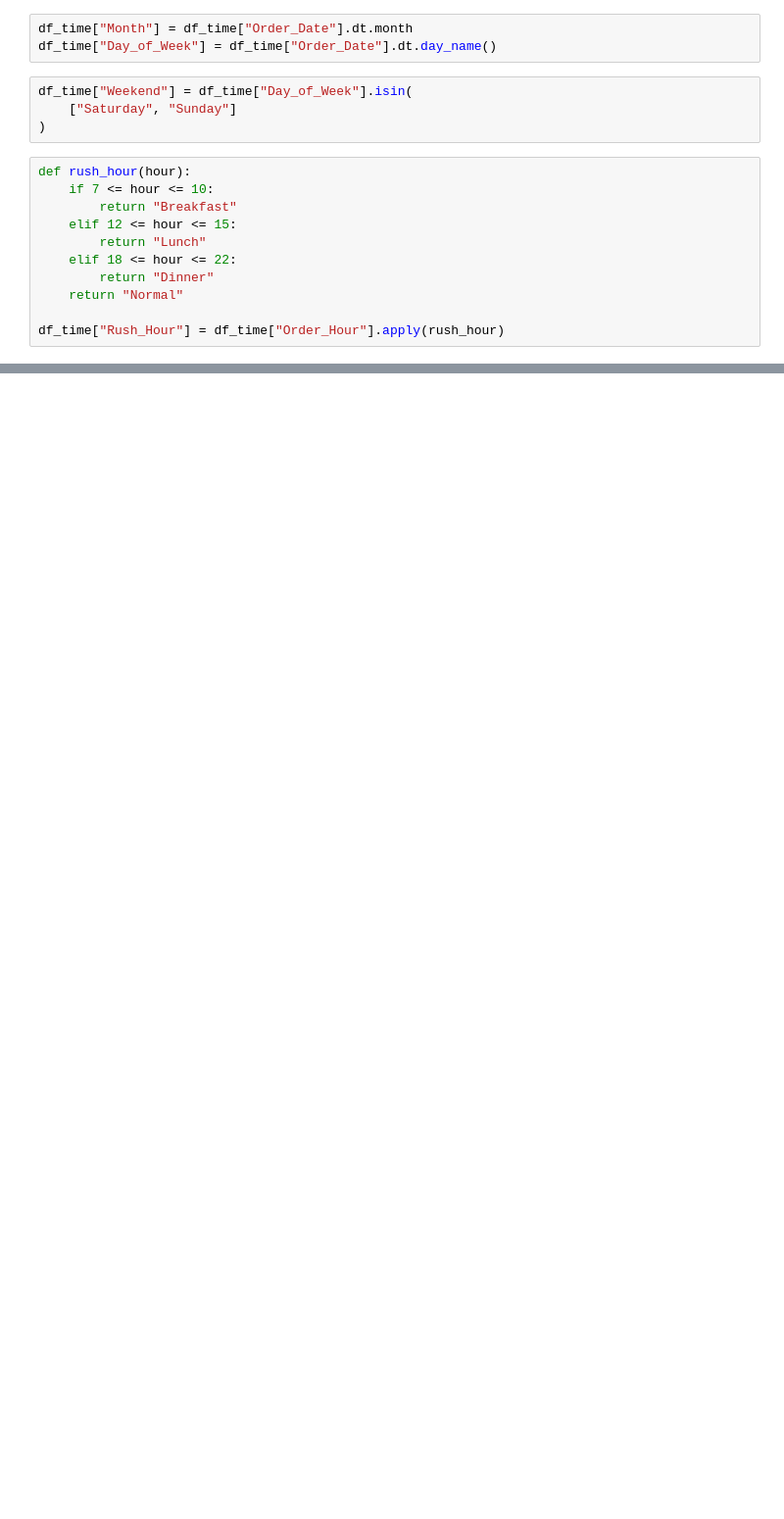
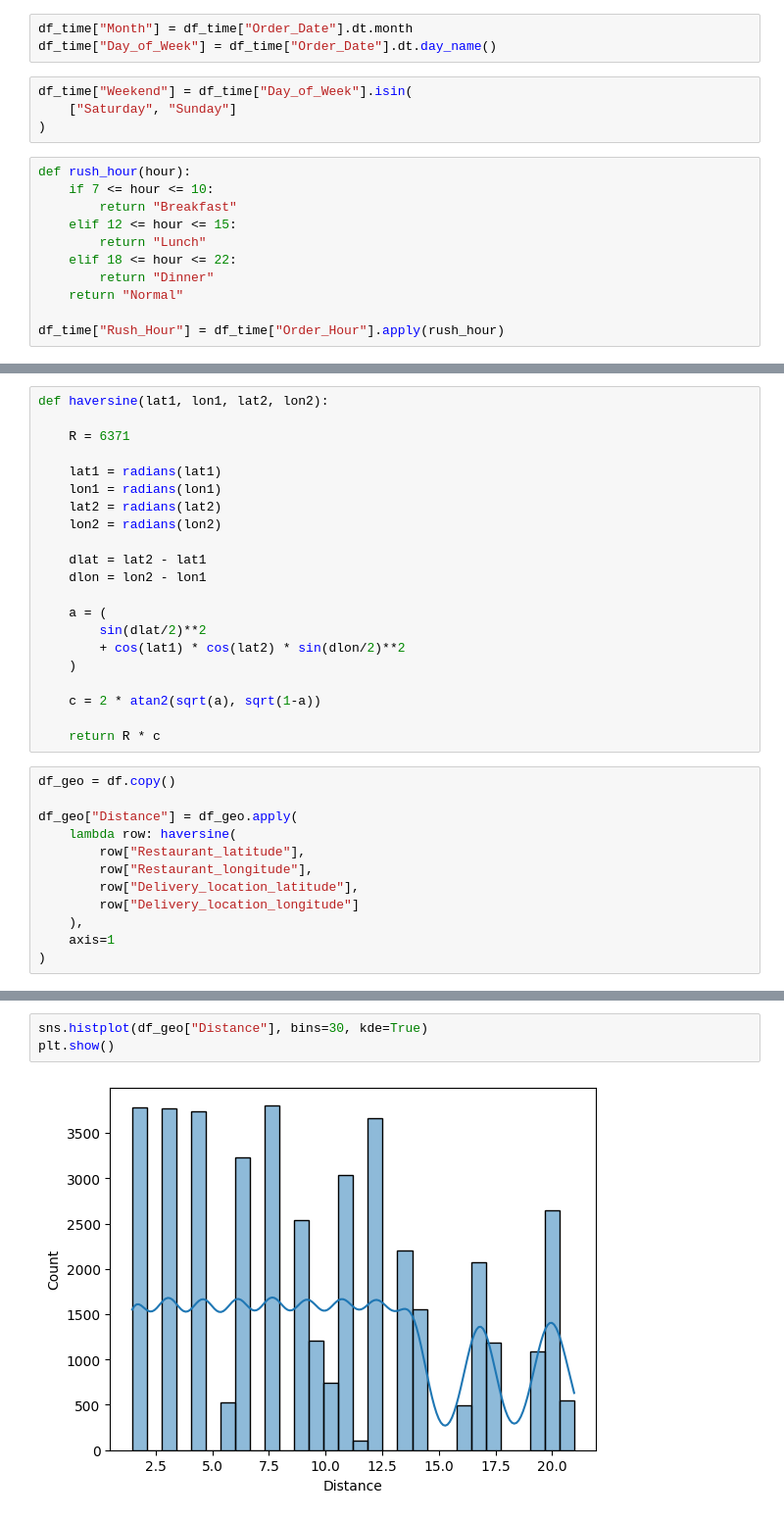
Before and after one commit to anshul-94/Food-Delivery-Time-Prediction, a Jupyter notebook: Food-Delivery-Time-Prediction/notebook/EDA_01_Data_Understanding.ipynb, the cells around one changed output, grey strips where cells are left out. Shown at 98% size. Saved outputs shown, nothing was run; the diff lists cells and outputs as text; blank space fills up the shorter version.

```diff
--- a/Food-Delivery-Time-Prediction/notebook/EDA_01_Data_Understanding.ipynb
+++ b/Food-Delivery-Time-Prediction/notebook/EDA_01_Data_Understanding.ipynb
@@ -273,0 +433,33 @@ Name: Time_Orderd, dtype: object
+# %%
+def haversine(lat1, lon1, lat2, lon2):
+
+    R = 6371
+
+    lat1 = radians(lat1)
+    lon1 = radians(lon1)
+    lat2 = radians(lat2)
+    lon2 = radians(lon2)
+
+    dlat = lat2 - lat1
+    dlon = lon2 - lon1
+
+    a = (
+        sin(dlat/2)**2
+        + cos(lat1) * cos(lat2) * sin(dlon/2)**2
+    )
+
+    c = 2 * atan2(sqrt(a), sqrt(1-a))
+
+    return R * c
+# %%
+df_geo = df.copy()
+
+df_geo["Distance"] = df_geo.apply(
+    lambda row: haversine(
+        row["Restaurant_latitude"],
+        row["Restaurant_longitude"],
+        row["Delivery_location_latitude"],
+        row["Delivery_location_longitude"]
+    ),
+    axis=1
+)
@@ -273,0 +478,5 @@ Name: Time_Orderd, dtype: object
+# %%
+sns.histplot(df_geo["Distance"], bins=30, kde=True)
+plt.show()
+# %% [output]
+[figure, added]
```
Also changed, not shown: parts of 49 cells of this notebook, 3 other files.
